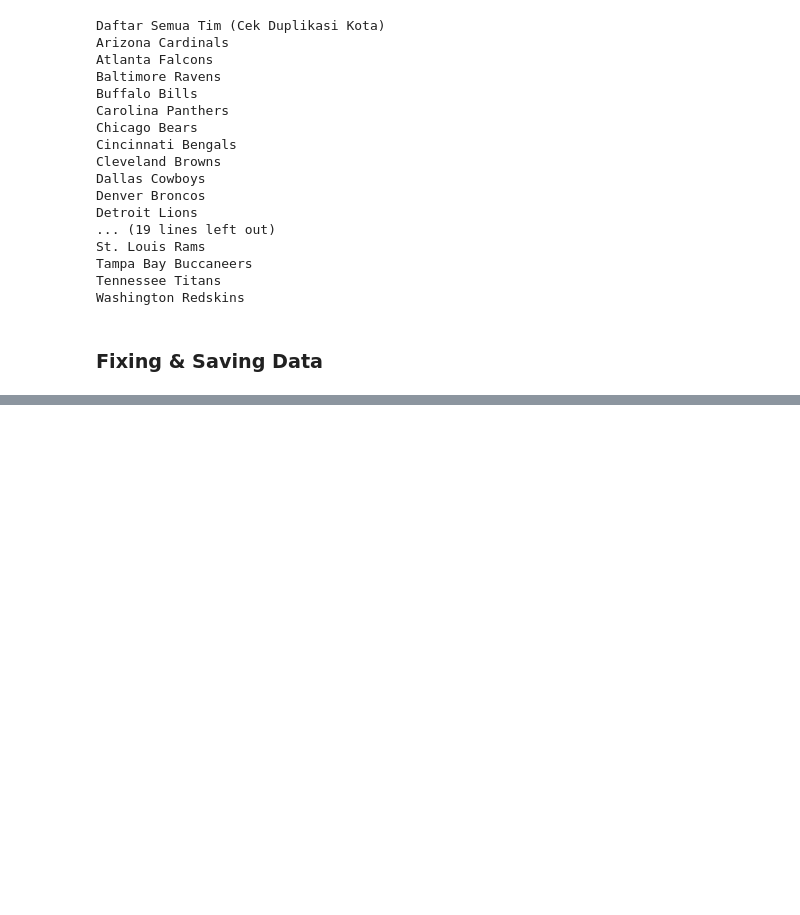
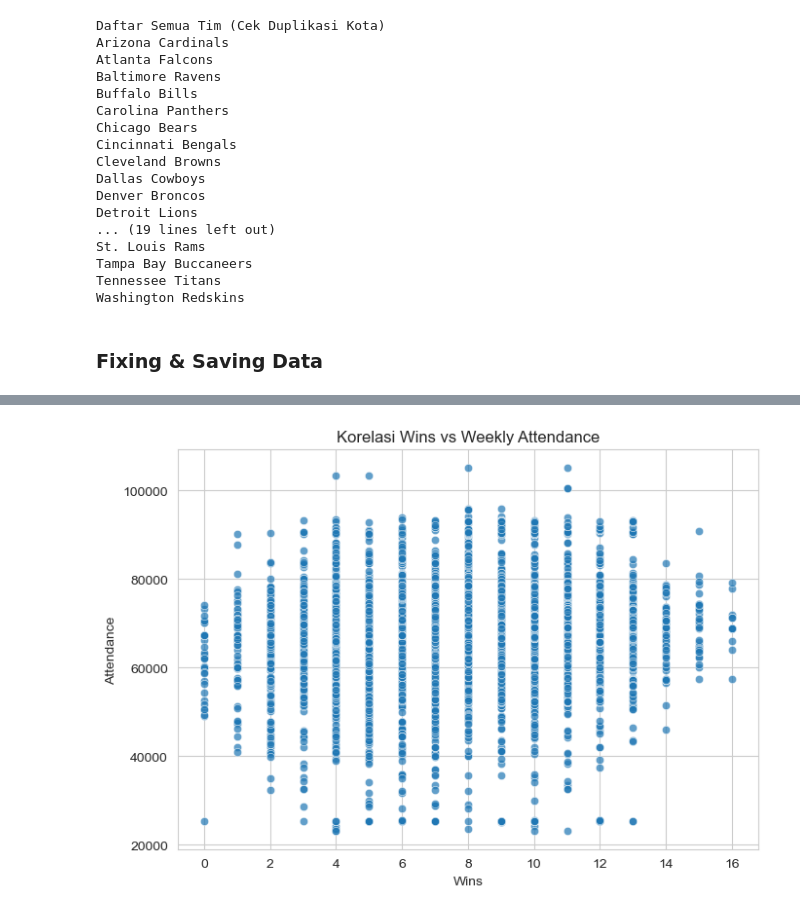
Before and after one commit to keirasharinna/nfl-attendance-analysis, a Jupyter notebook: notebooks/final project.ipynb, the cells around one changed output, grey strips where cells are left out. Saved outputs shown, nothing was run; the diff lists cells and outputs as text; code cells hidden in the pictures; blank space fills up the shorter version.

```diff
--- a/notebooks/final project.ipynb
+++ b/notebooks/final project.ipynb
@@ -205,0 +285,16 @@ Dimensi Final: (10208, 18)
+# %%
+# Korelasi Wins vs Attendance (Scatter Plot)
+plt.figure(figsize=(7, 5))
+sns.scatterplot(
+    data=df_final,
+    x='wins',
+    y='weekly_attendance',
+    alpha=0.7
+)
+plt.title("Korelasi Wins vs Weekly Attendance")
+plt.xlabel("Wins")
+plt.ylabel("Attendance")
+plt.tight_layout()
+plt.show()
+# %% [output]
+[figure, added]
```
Also changed, not shown: parts of 13 cells of this notebook.
